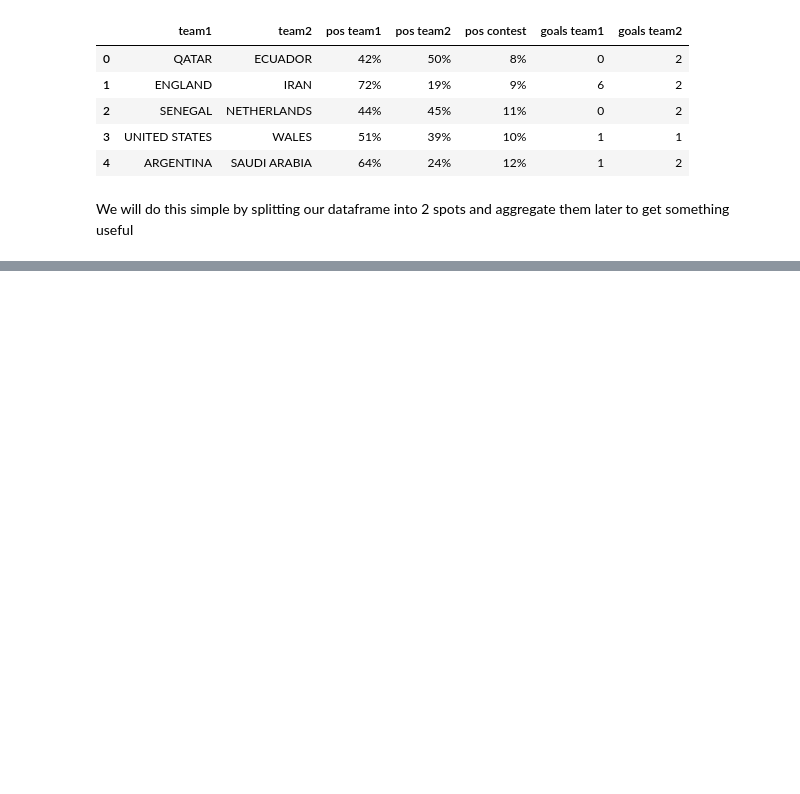
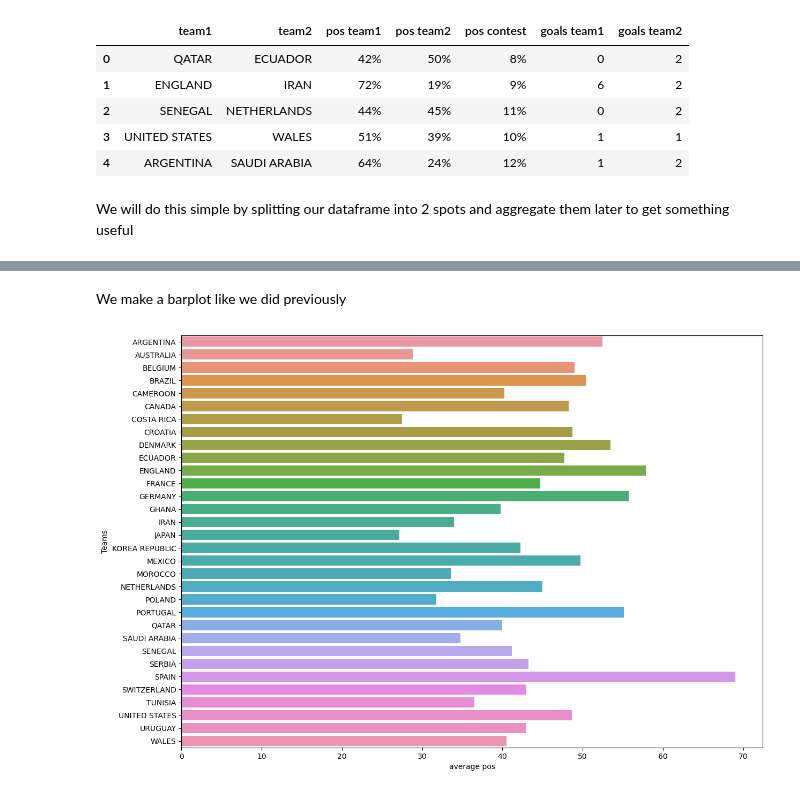
Before and after one commit to NusretSalli/Data_visualization, a Jupyter notebook: Fifa_world_cup_matches.ipynb, the cells around one changed output, grey strips where cells are left out. Drawn from its saved outputs; the diff is of its cells as text; code cells hidden in the pictures; blank space fills up the shorter version.

```diff
--- a/Fifa_world_cup_matches.ipynb
+++ b/Fifa_world_cup_matches.ipynb
@@ -90,0 +129,4 @@ plt.show()
+# %%
+wc_small_data.loc[:,["pos team1", "pos team2", "pos contest"]] = wc_small_data.loc[:,["pos team1", "pos team2", "pos contest"]].replace("%","").astype(int)
+
+wc_small_data.head(10)
@@ -90,0 +150,25 @@ plt.show()
+# %%
+pos_1 = wc_small_data[['team1','pos team1']] # team 1 with their possession
+pos_2 = wc_small_data[['team2', 'pos team2']] # team 2 with their possession
+
+agg_1 = pos_1.groupby('team1').mean() # calculating the mean for
+agg_2 = pos_2.groupby('team2').mean()
+
+agg_1 = agg_1.reset_index()
+agg_2 = agg_2.reset_index()
+
+
+# join the 2 datasets backtogether by the team columns
+
+agg_joined = pd.merge(agg_1, agg_2, left_on = 'team1', right_on = 'team2', how = "inner")
+
+agg_joined
+
+
+# sum the goal columns into a total column
+pos_data = agg_joined.assign(avg_pos=(agg_joined['pos team1'] + agg_joined['pos team2']) / 2)
+
+# select only the columns we need and rename
+pos_data = pos_data[['team1', 'avg_pos']]
+
+pos_data.columns = ["Teams", "average pos (%)"]
@@ -90,0 +193,10 @@ plt.show()
+# %% [markdown]
+We make a barplot like we did previously
+# %%
+plt.figure(figsize=(14,10))
+sns.barplot(
+    data=pos_data, x="average pos", y="Teams"
+)
+plt.show()
+# %% [output]
+[figure, added]
```
Also changed, not shown: parts of 11 cells of this notebook.
